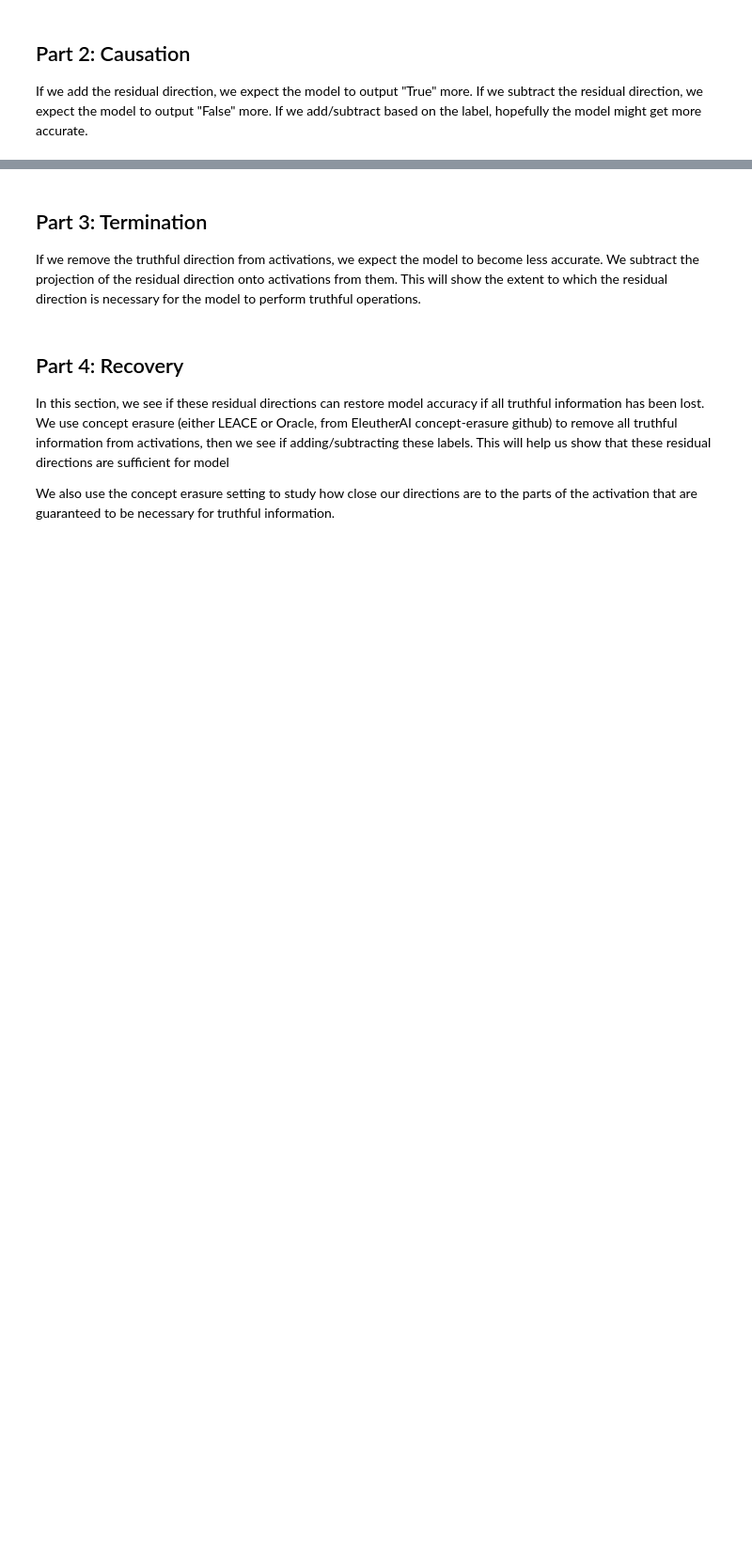
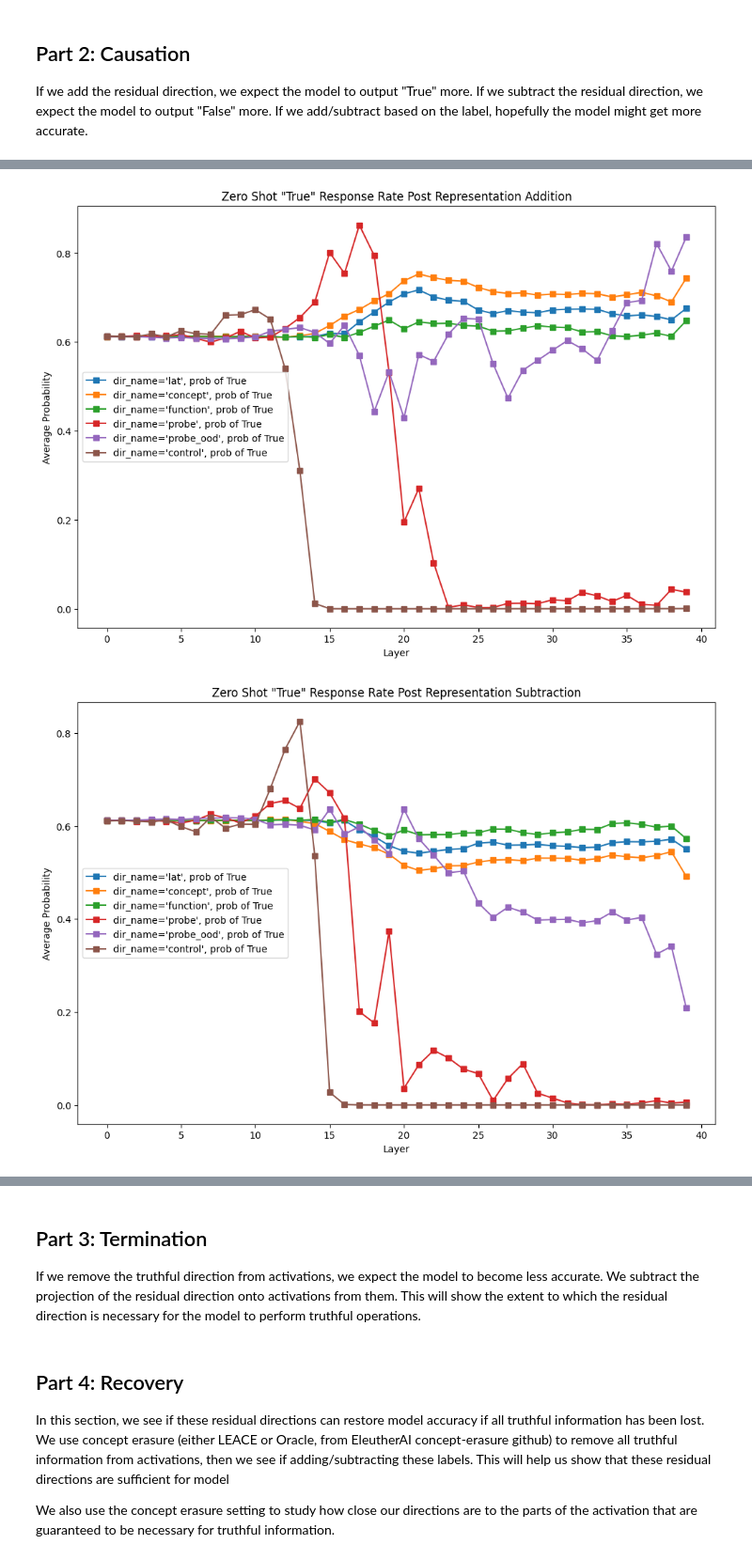
Before and after one commit to magikarp01/rep_control, a Jupyter notebook: rep_testing.ipynb, the cells around one changed output, grey strips where cells are left out. Shown at 94% size. Drawn from its saved outputs; the diff is of its cells as text; code cells hidden in the pictures; blank space fills up the shorter version.

```diff
--- a/rep_testing.ipynb
+++ b/rep_testing.ipynb
@@ -482,25 +485,35 @@ def test_intervention(cache, dataset_rows, plot=False, plot_title=None, plot_typ
     return og_probs, patch_probs
 # %%
 ## More code to plot a series of intervention patch_probs
-def plot_performances(performances, plot_keys):
+def plot_performances(performances, plot_keys, tuple_index=None, title=None):
     """
     Plot
 
     performances: dict with keys name of
     plot_keys: list of keys to plot, e.g. ["Correct", "Incorrect"] or ["True", "False"]
+
+    if tuple_index is not None, then performances[dir_name] is a tuple, so access at tuple_index.
     """
     plt.figure(figsize=(12, 8))
 
     for dir_name in performances.keys():
         for plot_key in plot_keys:
-            probs = performances[dir_name][plot_key]
+
+            if tuple_index is not None:
+                probs = performances[dir_name][tuple_index][plot_key]
+            else:
+                probs = performances[dir_name][plot_key]
+
             mean_probs = np.array([list(probs[layer].values()) for layer in range(n_layers)]).mean(axis=1)
-            plt.plot(range(n_layers), mean_probs, marker='s', linestyle='-', label=f'{plot_key} Probability After Patching {dir_name=}')
+            plt.plot(range(n_layers), mean_probs, marker='s', linestyle='-', label=f"{dir_name=}, prob of {plot_key}")
 
     plt.xlabel('Layer')
     plt.ylabel('Average Probability')
-    plt.legend("center left")
-    plt.title("Average Probability of Answers After Patching")
+    plt.legend(loc="center left")
+    if title is None:
+        plt.title("Average Probability of Answers After Patching")
+    else:
+        plt.title(title)
     plt.show()
 # %% [markdown]
 ## Part 1: Correlation
@@ -653 +668,12 @@ with open(f"performances/causal_intervention_performances_{alpha=}_{use_leace_di
     pickle.dump((added_performances, subtracted_performances, flipped_label_performances, flipped_dot_performances), f)
+# %%
+plot_performances(added_performances, ["True"], tuple_index=1, title="Zero Shot \"True\" Response Rate Post Representation Addition")
+
+plot_performances(subtracted_performances, ["True"], tuple_index=1, title="Zero Shot \"True\" Response Rate Post Representation Subtraction")
+
+plot_performances(flipped_label_performances, ["Correct"], tuple_index=1, title="Zero Shot Accuracy Post Representation Flipping with Labels")
+
+plot_performances(flipped_dot_performances, ["Correct"], tuple_index=1, title="Zero Shot Accuracy Post Representation Flipping without Labels")
+# %% [output]
+[figure, added]
+[figure, added]
```
Also changed, not shown: parts of 6 cells of this notebook, 1 other file.
